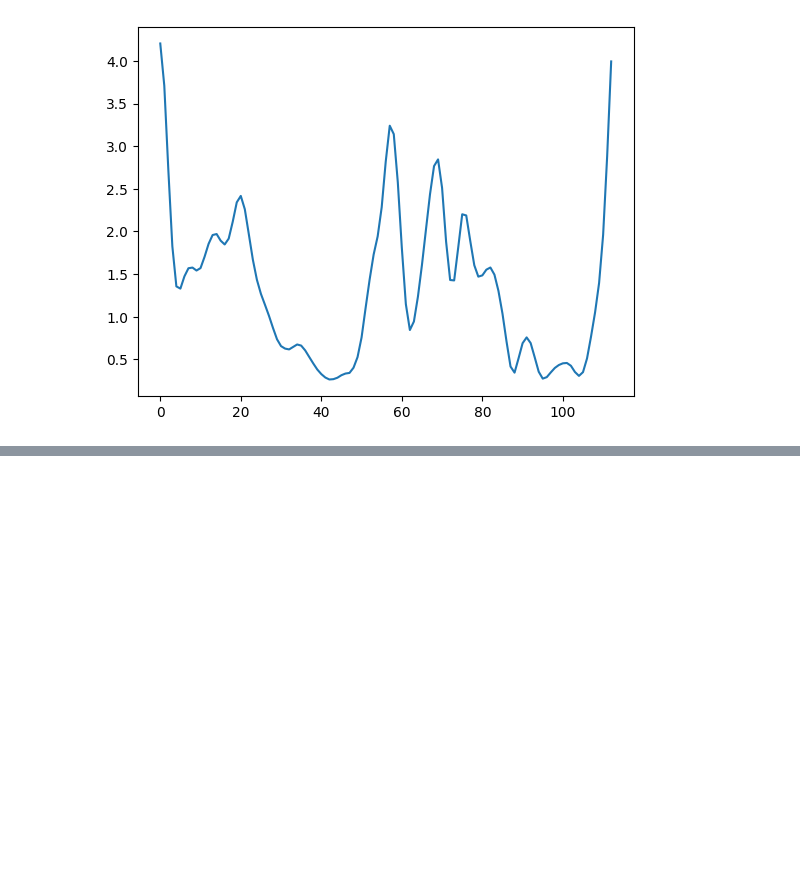
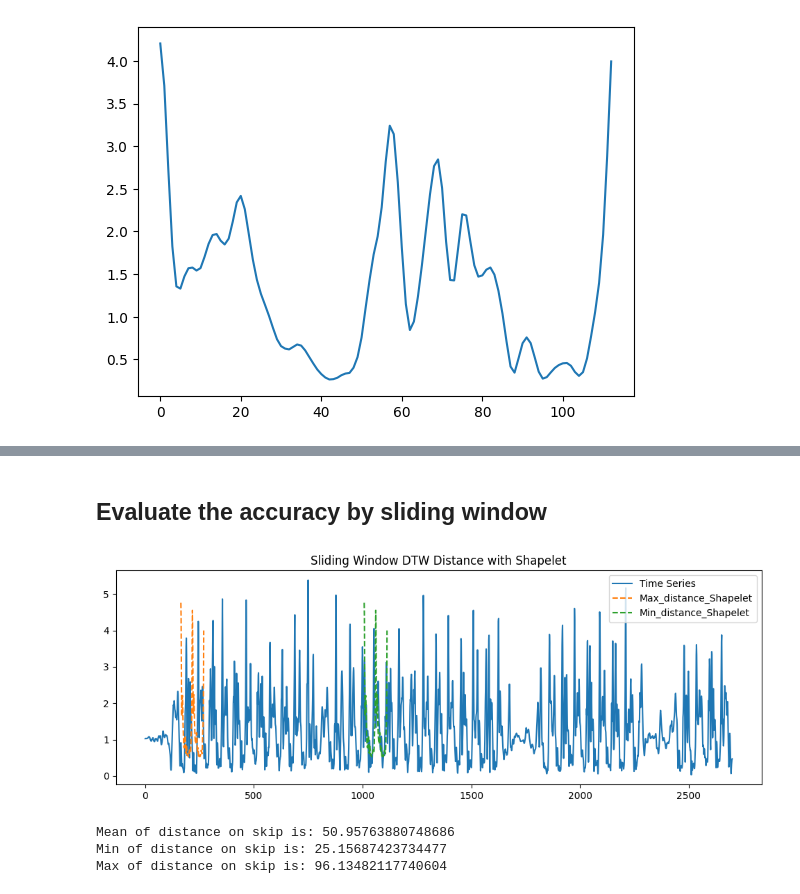
Before and after one commit to QingwenZeng123/Combine-shapelets, a Jupyter notebook: Barycenter_DTW.ipynb, the cells around one changed output, grey strips where cells are left out. Saved outputs shown, nothing was run; the diff lists cells and outputs as text; code cells hidden in the pictures; blank space fills up the shorter version.

```diff
--- a/Barycenter_DTW.ipynb
+++ b/Barycenter_DTW.ipynb
@@ -90,2 +86,36 @@ Distance of walk_jump_barycenter with skip is: 43.34676793049799
 Distance of walk with skip is: 56.26958095753236
 Distance of jump with skip is: 46.10194053307084
+# %% [markdown]
+## Evaluate the accuracy by sliding window
+# %%
+def shapelet_window_distance(barycenter_df, time_series, window_size):
+    distances = []
+    for i in range(len(time_series) - window_size + 1):
+        window = time_series[i : i + window_size]
+        window_df = pd.DataFrame(window)
+        # Calculate DTW distance between the window and the shapelet
+        distance, _ = fastdtw(window_df, barycenter_df, dist=euclidean)
+        distances.append(distance)
+    # Plot the original time series and the shapelet
+    plt.figure(figsize=(12, 4))
+    plt.plot(time_series, label="Time Series")
+    plt.plot(np.arange(window_size) + np.argmax(distances), barycenter_df, label="Max_distance_Shapelet", linestyle="--")
+    plt.plot(np.arange(window_size) + np.argmin(distances), barycenter_df, label="Min_distance_Shapelet", linestyle="--")
+    plt.title("Sliding Window DTW Distance with Shapelet")
+    plt.legend()
+    plt.show()
+    return distances
+# %%
+# window_size is shapelet length
+distances = shapelet_window_distance(barycenter_df, zqw_skip, window_size=len(barycenter_df))
+avg_distance = np.mean(distances)
+min_distance = np.min(distances)
+max_distance = np.max(distances)
+print("Mean of distance on skip is:", avg_distance)
+print("Min of distance on skip is:", min_distance)
+print("Max of distance on skip is:", max_distance)
+# %% [output]
+[figure, added]
+Mean of distance on skip is: 50.95763880748686
+Min of distance on skip is: 25.15687423734477
+Max of distance on skip is: 96.13482117740604
```
Also changed, not shown: parts of 5 cells of this notebook, 2 other files.
